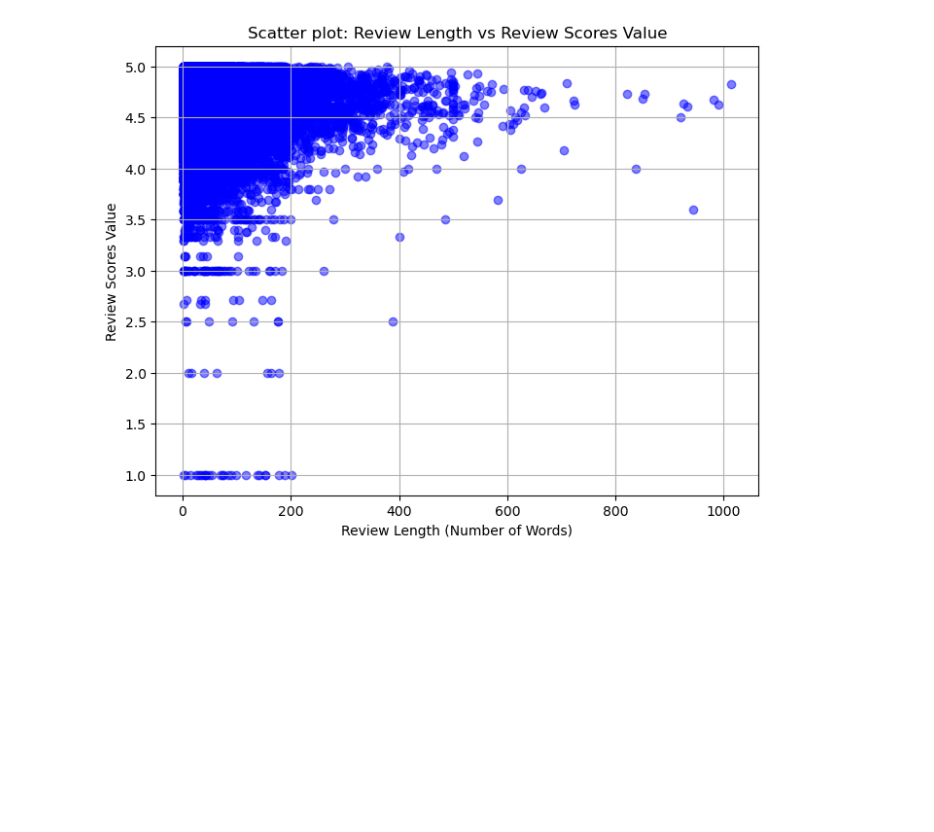
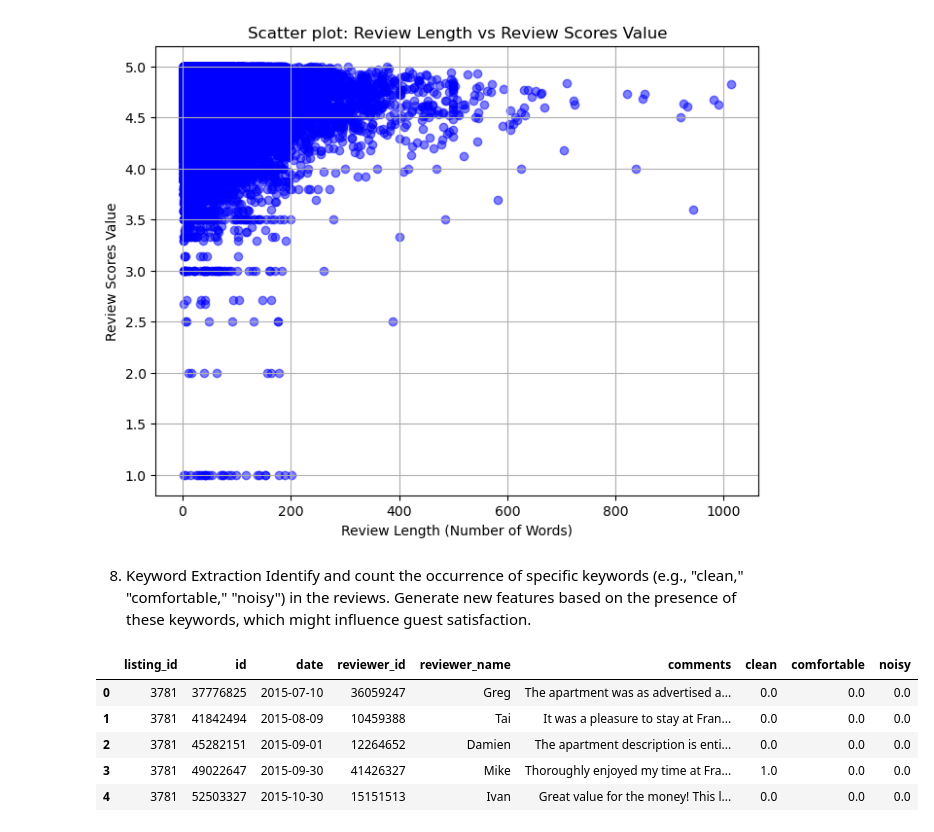
Before and after one commit to venkapk/machine-learning-assignment1, a Jupyter notebook: EDA.ipynb, the cells around one changed output. Cells and saved outputs as stored; diff of their text form; code cells hidden in the pictures; blank space fills up the shorter version.

```diff
--- a/EDA.ipynb
+++ b/EDA.ipynb
@@ -383,3 +383,25 @@ plt.grid(True)
 plt.show()
 # %% [output]
 [figure]
+# %% [markdown]
+8. Keyword Extraction Identify and count the occurrence of specific keywords (e.g., "clean," "comfortable," "noisy") in the reviews. Generate new features based on the presence of these keywords, which might influence guest satisfaction.
+# %%
+# Load the dataset
+file_path = './data/reviews.csv'
+reviews_df = pd.read_csv(file_path)
+
+keywords = ["clean", "comfortable", "noisy"]
+
+# Convert all text to lowercase for case-insensitive matching and count occurrences of each keyword in each row
+for keyword in keywords:
+    reviews_df[keyword] = reviews_df['comments'].str.lower().str.count(keyword)
+
+# Display the resulting dataframe with keyword counts
+reviews_df.head()
+# %% [output]
+|  | listing_id | id | date | reviewer_id | reviewer_name | comments | clean | comfortable | noisy |
+| 0 | 3781 | 37776825 | 2015-07-10 | 36059247 | Greg | The apartment was as advertised a... | 0.0 | 0.0 | 0.0 |
+| 1 | 3781 | 41842494 | 2015-08-09 | 10459388 | Tai | It was a pleasure to stay at Fran... | 0.0 | 0.0 | 0.0 |
+| 2 | 3781 | 45282151 | 2015-09-01 | 12264652 | Damien | The apartment description is enti... | 0.0 | 0.0 | 0.0 |
+| 3 | 3781 | 49022647 | 2015-09-30 | 41426327 | Mike | Thoroughly enjoyed my time at Fra... | 1.0 | 0.0 | 0.0 |
+| 4 | 3781 | 52503327 | 2015-10-30 | 15151513 | Ivan | Great value for the money! This l... | 0.0 | 0.0 | 0.0 |
```
Also changed, not shown: parts of 1 cell of this notebook.
